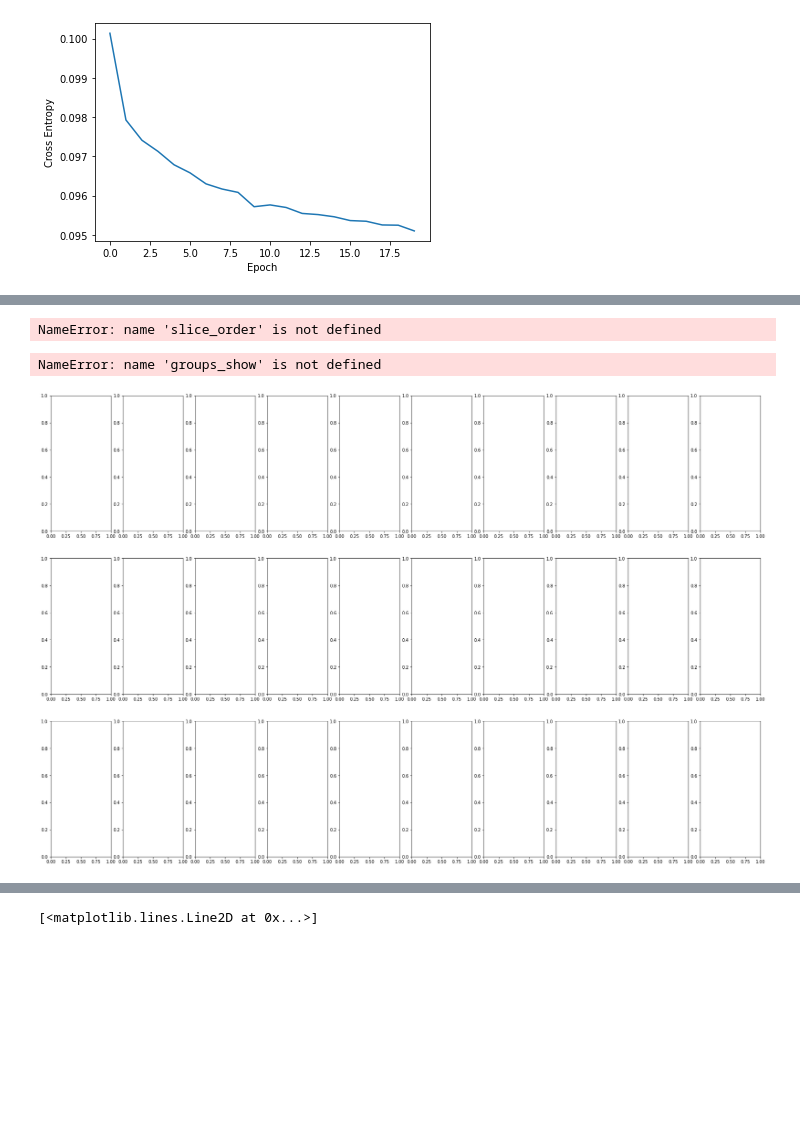
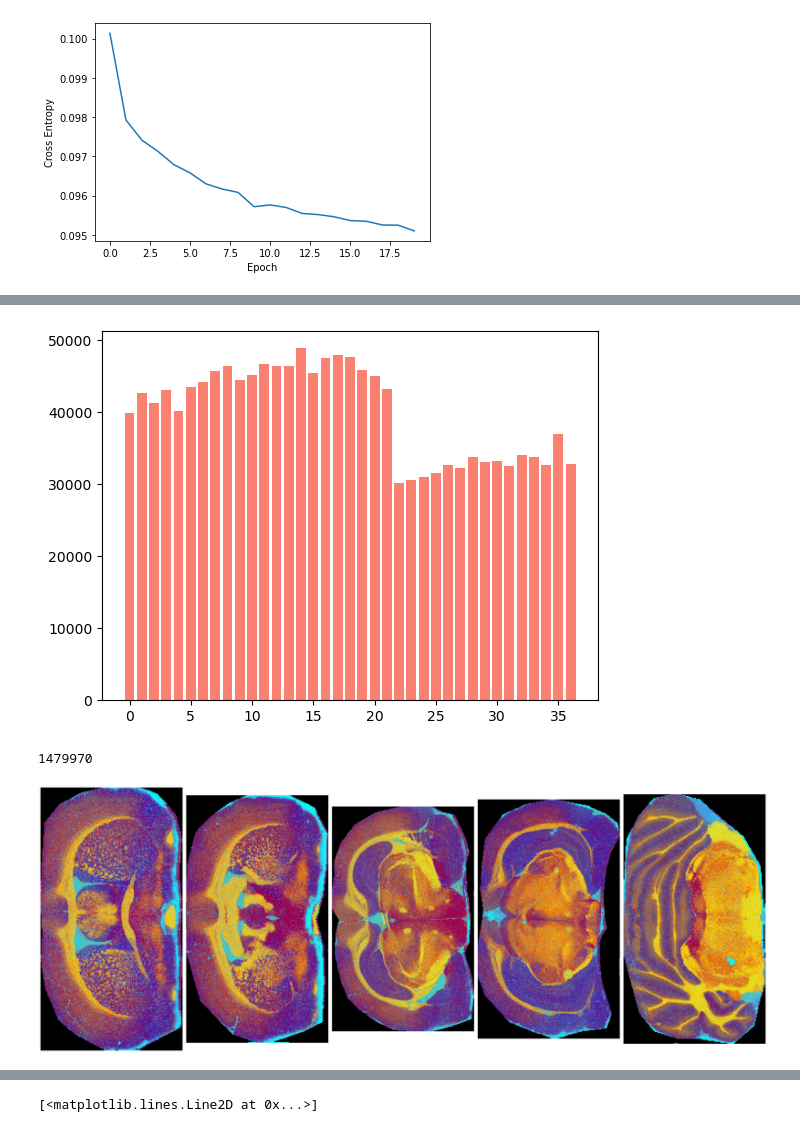
Before and after one commit to richardxie1119/multiscale_analysis, a Jupyter notebook: embed_3DCoronal.ipynb, the cells around one changed output, grey strips where cells are left out. Cells and saved outputs as stored; diff of their text form; code cells hidden in the pictures; blank space fills up the shorter version.

```diff
--- a/embed_3DCoronal.ipynb
+++ b/embed_3DCoronal.ipynb
@@ -134,39 +118,55 @@ with open('../processed_data/Coronal3D_UMAP_datainfo_decoded.pkl', 'wb') as f:
 # %%
 with open('../processed_data/Coronal3D_UMAP_datainfo_decoded.pkl', 'rb') as fp:
     UMAP_datainfo = pickle.load(fp)
-# %%
-groups_show = [slice_order[9],'slide4_6_R04','slide7_R00']
-# %% [output]
-NameError: name 'slice_order' is not defined
+# %%
+n_pixels = []
+slice_order = ['slide1_2_R00','slide1_2_R01','slide1_2_R02','slide1_2_R03','slide1_2_R04','slide1_2_R05','slide1_2_R06',
+              'slide1_2_R07','slide1_2_R08','slide3_5_R00','slide3_5_R10','slide3_5_R01','slide3_5_R02','slide3_5_R03',
+              'slide3_5_R04','slide4_6_R00','slide4_6_R11','slide4_6_R01','slide4_6_R02','slide4_6_R03','slide4_6_R04',
+              'slide3_5_R05','slide3_5_R06','slide3_5_R07','slide3_5_R08','slide3_5_R11','slide3_5_R09','slide4_6_R05',
+              'slide4_6_R06','slide4_6_R07','slide4_6_R08','slide4_6_R09','slide4_6_R10','slide7_R00','slide7_R01',
+              'slide7_R02','slide7_R03']
+for key in slice_order:
+    n_pixels.append(UMAP_datainfo[key]['coordinates'].shape[0])
+plt.bar(x=range(37),height=n_pixels,color='salmon')
+plt.savefig('../figures/coronal3d_pixels_dist.pdf')
+# %% [output]
+[figure, added]
+# %%
+np.sum(n_pixels)
+# %% [output]
+1479970
+# %%
+groups_show = [slice_order[2],slice_order[6],slice_order[14],slice_order[19],slice_order[24]]
 # %%
 def hyperspectral_vis(results,coord):
     results[:,0] = (results[:,0]-min(results[:,0]))/(max(results[:,0])-min(results[:,0]))
     results[:,1] = (results[:,1]-min(results[:,1]))/(max(results[:,1])-min(results[:,1]))
     results[:,2] = (results[:,2]-min(results[:,2]))/(max(results[:,2])-min(results[:,2]))
 
     results[:,0] *= np.uint8(255/results[:,0].max())
     results[:,1] *= np.uint8(255/results[:,1].max())
     results[:,2] *= np.uint8(255/results[:,2].max())
 
     img = np.full((max(coord[:,1]),max(coord[:,0]),3),0,dtype='int')
 
     for i in range(len(coord)):
         img[coord[i,1]-1,coord[i,0]-1] = results[i]
 
     return img
 
-fig,axes = plt.subplots(3,10,figsize=(30,20))
+fig,axes = plt.subplots(1,5,figsize=(30,20))
 ax = axes.ravel()
 idx = 0
 for group in groups_show:
     data = UMAP_datainfo[group]
-    for i in range(10):
-        umap_img = IonImg(data['embeddings'][:,i],data['coordinates'],False,False)
-        ax[10*idx+i].imshow(umap_img,cmap='RdYlBu_r')
-        ax[10*idx+i].axis('off')
+    embedding = data['embeddings'][:,[7,1,5]]
+    umap_img = hyperspectral_vis(embedding,data['coordinates'])
+    ax[idx].imshow(umap_img)
+    ax[idx].axis('off')
     idx+=1
 fig.tight_layout()
 fig.savefig('../figures/coronal3D_umap_img.pdf')
+plt.show()
 # %% [output]
-NameError: name 'groups_show' is not defined
-[figure, old version]
+[figure, new version]
```
Also changed, not shown: parts of 8 cells of this notebook, 6 other files.
